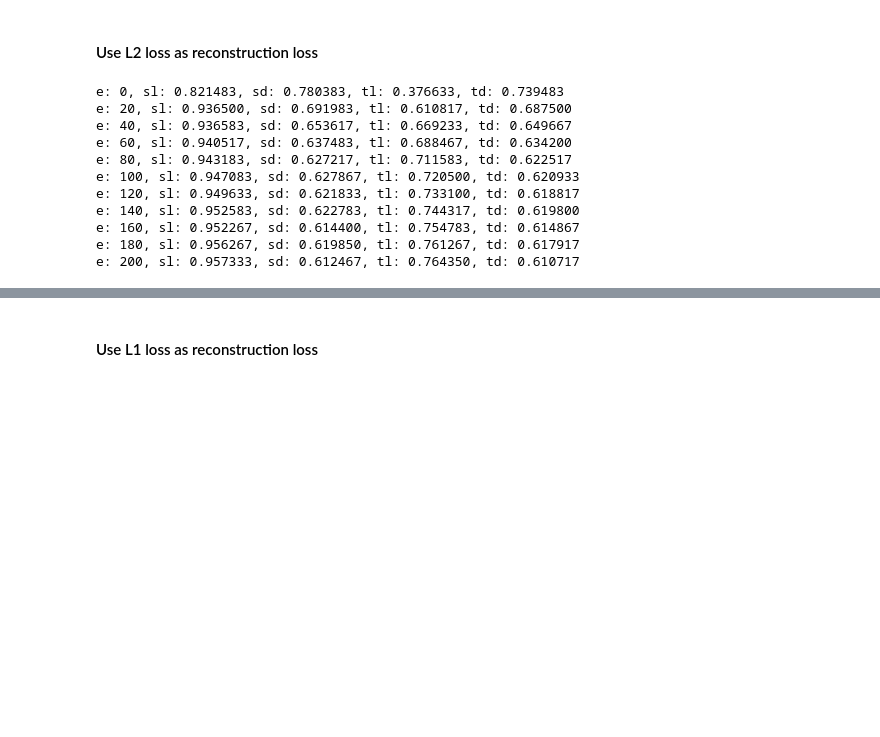
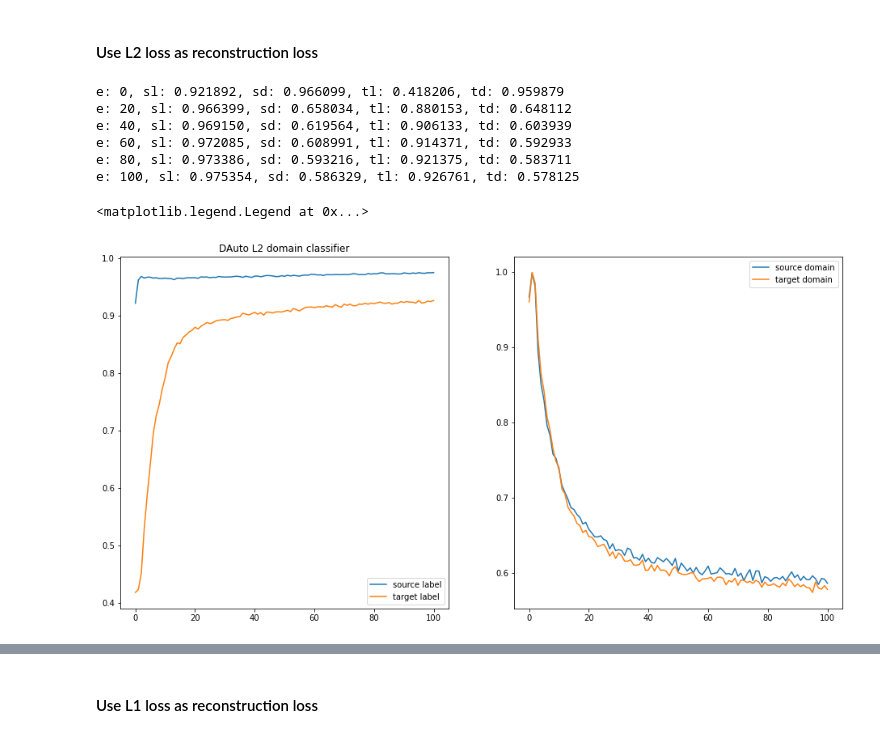
Before and after one commit to bochendong/unsupervised_domain_adaptation, a Jupyter notebook: dann_auto_encoder.ipynb, the cells around one changed output, grey strips where cells are left out. Drawn from its saved outputs; the diff is of its cells as text; code cells hidden in the pictures; blank space fills up the shorter version.

```diff
--- a/dann_auto_encoder.ipynb
+++ b/dann_auto_encoder.ipynb
@@ -248,6 +271,9 @@ def train_with_autoencoder(source, target, net, criterion,criterion_construct, o
         # Set alpha with respect to epoch number
         p = float(batch_idx + epoch * len_dataloader) / (200 * len_dataloader)
         alpha = 2. / (1. + np.exp(-10 * p)) - 1
+
+        for param_group in optimizer.param_groups:
+            param_group['lr'] = 0.01/(1.+10*p)**0.75
 
         # Specify the domain label and image label for Source
         source_label = source_label.type(torch.LongTensor)
@@ -342,33 +395,46 @@ def generate_image(net, source, target, epoches):
 # %%
 criterion = nn.CrossEntropyLoss()
 criterion_construct = torch.nn.MSELoss()
-net = DANN_with_autoencoder()
+dauto_l2 = DANN_with_autoencoder()
 
 if (torch.cuda.is_available()):
     torch.cuda.manual_seed_all(42)
     cudnn.benchmark = True
-    net.cuda()
+    dauto_l2.cuda()
     criterion = criterion.cuda()
     criterion_construct = criterion_construct.cuda()
 
-optimizer = optim.Adam(net.parameters(), lr=0.001)
+optimizer = optim.Adam(dauto_l2.parameters(), lr=0.001)
 # %%
 history_DAtuo_L2 = []
-for epoch in range(0, 201):
-    sl, sd, tl, td, total = train_with_autoencoder(loader_source, loader_target, net, criterion, criterion_construct, optimizer, True, epoch)
+for epoch in range(0, epoches):
+    sl, sd, tl, td, total = train_with_autoencoder(loader_source, loader_target, dauto_l2, criterion, criterion_construct, optimizer, True, epoch)
     history_DAtuo_L2.append([sl/total, sd/total, tl/total, td/total])
     if (epoch % 20 == 0):
         print("e: %d, sl: %f, sd: %f, tl: %f, td: %f" % (epoch, sl/total, sd/total, tl/total, td/total))
 # %% [output]
-e: 0, sl: 0.821483, sd: 0.780383, tl: 0.376633, td: 0.739483
-e: 20, sl: 0.936500, sd: 0.691983, tl: 0.610817, td: 0.687500
-e: 40, sl: 0.936583, sd: 0.653617, tl: 0.669233, td: 0.649667
-e: 60, sl: 0.940517, sd: 0.637483, tl: 0.688467, td: 0.634200
-e: 80, sl: 0.943183, sd: 0.627217, tl: 0.711583, td: 0.622517
-e: 100, sl: 0.947083, sd: 0.627867, tl: 0.720500, td: 0.620933
-e: 120, sl: 0.949633, sd: 0.621833, tl: 0.733100, td: 0.618817
-e: 140, sl: 0.952583, sd: 0.622783, tl: 0.744317, td: 0.619800
-e: 160, sl: 0.952267, sd: 0.614400, tl: 0.754783, td: 0.614867
-e: 180, sl: 0.956267, sd: 0.619850, tl: 0.761267, td: 0.617917
-e: 200, sl: 0.957333, sd: 0.612467, tl: 0.764350, td: 0.610717
+e: 0, sl: 0.921892, sd: 0.966099, tl: 0.418206, td: 0.959879
+e: 20, sl: 0.966399, sd: 0.658034, tl: 0.880153, td: 0.648112
+e: 40, sl: 0.969150, sd: 0.619564, tl: 0.906133, td: 0.603939
+e: 60, sl: 0.972085, sd: 0.608991, tl: 0.914371, td: 0.592933
+e: 80, sl: 0.973386, sd: 0.593216, tl: 0.921375, td: 0.583711
+e: 100, sl: 0.975354, sd: 0.586329, tl: 0.926761, td: 0.578125
+# %%
+f, (ax1, ax2) = plt.subplots(1, 2,figsize=(16, 8))
+x = range(0, epoches)
+
+history_DAtuo_L2 = np.array(history_DAtuo_L2)
+
+ax1.plot(x, history_DAtuo_L2[:,0])
+ax1.plot(x, history_DAtuo_L2[:,2])
+ax1.set_title("DAuto L2 classifier")
+ax1.legend(['source label', 'target label'])
+
+ax2.plot(x, history_DAtuo_L2[:,1])
+ax2.plot(x, history_DAtuo_L2[:,3])
+ax1.set_title("DAuto L2 domain classifier")
+ax2.legend(['source domain', 'target domain'])
+# %% [output]
+<matplotlib.legend.Legend at 0x...>
+[figure, added]
 # %%
```
Also changed, not shown: parts of 45 cells of this notebook, 12 other files.
